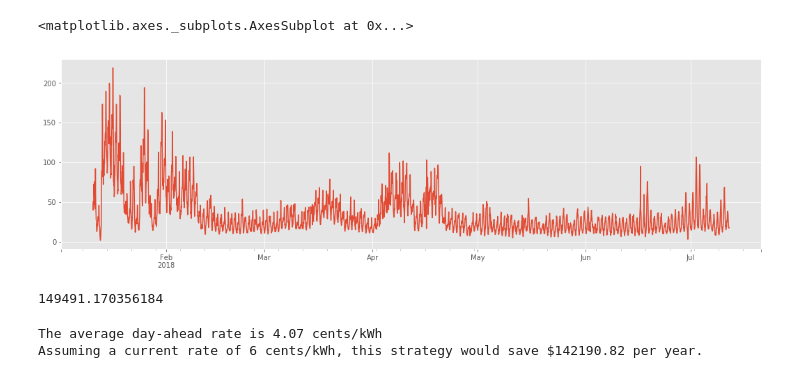
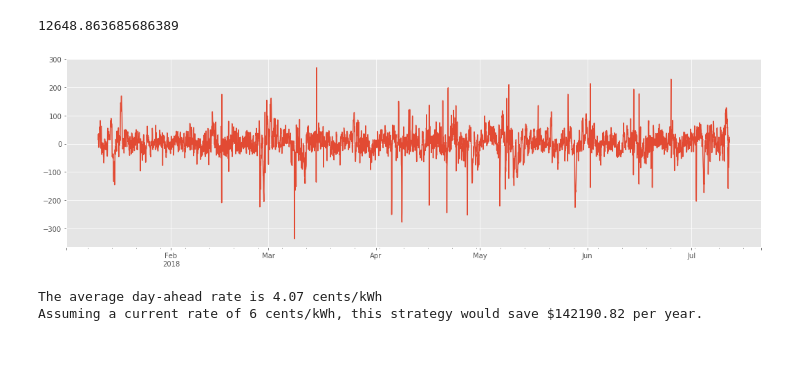
Before and after one commit to kevinkoste/university-load-forecasting, a Jupyter notebook: exploration/cost_analysis.ipynb, the cells around one changed output. Drawn from its saved outputs; the diff is of its cells as text; code cells hidden in the pictures; blank space fills up the shorter version.

Commit message:
more visualizations

```diff
--- a/exploration/cost_analysis.ipynb
+++ b/exploration/cost_analysis.ipynb
@@ -50,13 +50,12 @@ totals.head(3)
 | 2018-01-11 01:00:00 | 682.694721 | 69.91 | 47.727188 | 716.0 | 45.32 | 1.509395 | 33.305279 | 49.236583 |
 | 2018-01-11 02:00:00 | 609.782541 | 64.01 | 39.032180 | 638.6 | 29.07 | 0.837724 | 28.817459 | 39.869904 |
 # %%
-totals['Net Charge $'].plot(figsize=(18,5))
+# totals['Net Charge $'].plot(figsize=(18,5))
+totals['Error kWh'].plot(figsize=(18,5))
+
+totals['Error kWh'].sum()
 # %% [output]
-<matplotlib.axes._subplots.AxesSubplot at 0x...>
+12648.863685686389
-[figure, old version]
+[figure, new version]
-# %%
-totals['Net Charge $'].sum()
-# %% [output]
-149491.170356184
 # %%
 avg_rate = np.round((totals['Net Charge $'].sum()/totals['Actual kWh'].sum())*100,2)
```
Also changed, not shown: parts of 1 cell of this notebook, 3 other files.
